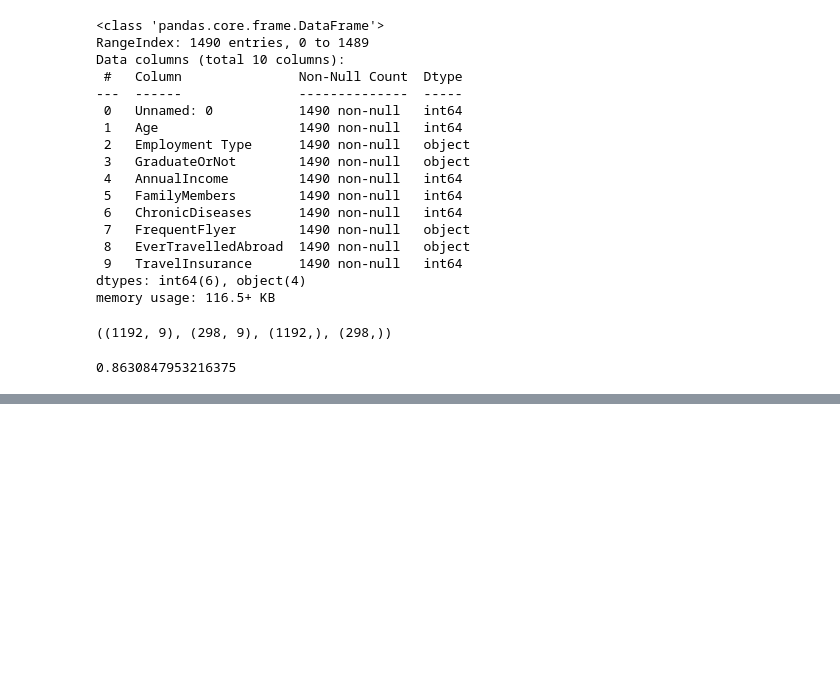
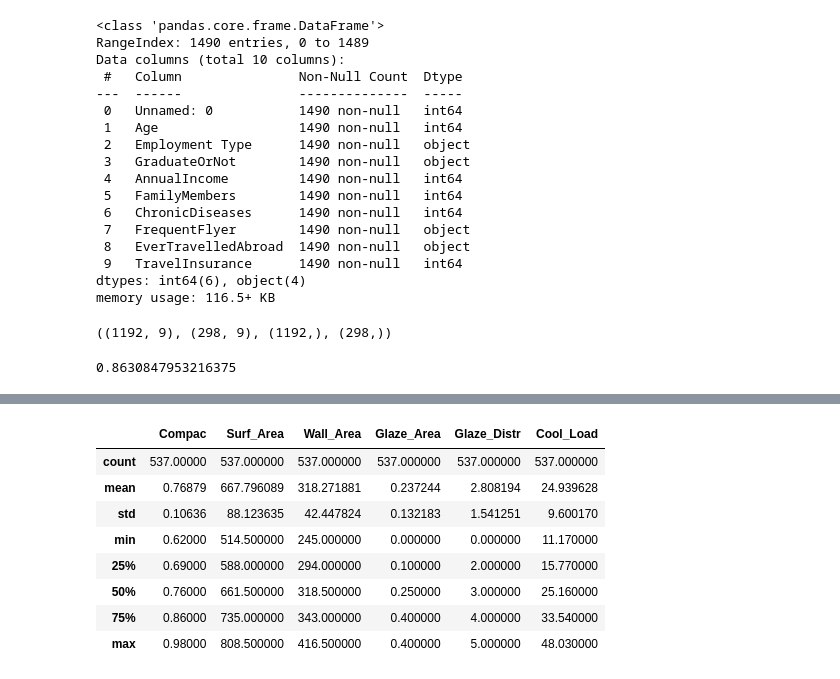
Before and after one commit to rlgus3351/-BigDataAnalyst, a Jupyter notebook: ch4/ch2.ipynb, the cells around one changed output, grey strips where cells are left out. Saved outputs shown, nothing was run; the diff lists cells and outputs as text; code cells hidden in the pictures; blank space fills up the shorter version.

```diff
--- a/ch4/ch2.ipynb
+++ b/ch4/ch2.ipynb
@@ -557,0 +1240,6 @@ print(roc_auc_score(y_val,pred[:,1]))
+# %%
+import pandas as pd
+train = pd.read_csv('./ch6_data/energy_train.csv')
+test = pd.read_csv('./ch6_data/energy_test.csv')
+
+train.shape, test.shape
@@ -557,0 +1293,12 @@ print(roc_auc_score(y_val,pred[:,1]))
+# %%
+train.describe()
+# %% [output]
+|  | Compac | Surf_Area | Wall_Area | Glaze_Area | Glaze_Distr | Cool_Load |
+| count | 537.00000 | 537.000000 | 537.000000 | 537.000000 | 537.000000 | 537.000000 |
+| mean | 0.76879 | 667.796089 | 318.271881 | 0.237244 | 2.808194 | 24.939628 |
+| std | 0.10636 | 88.123635 | 42.447824 | 0.132183 | 1.541251 | 9.600170 |
+| min | 0.62000 | 514.500000 | 245.000000 | 0.000000 | 0.000000 | 11.170000 |
+| 25% | 0.69000 | 588.000000 | 294.000000 | 0.100000 | 2.000000 | 15.770000 |
+| 50% | 0.76000 | 661.500000 | 318.500000 | 0.250000 | 3.000000 | 25.160000 |
+| 75% | 0.86000 | 735.000000 | 343.000000 | 0.400000 | 4.000000 | 33.540000 |
+| max | 0.98000 | 808.500000 | 416.500000 | 0.400000 | 5.000000 | 48.030000 |
```
Also changed, not shown: parts of 97 cells of this notebook, 17 other files.
